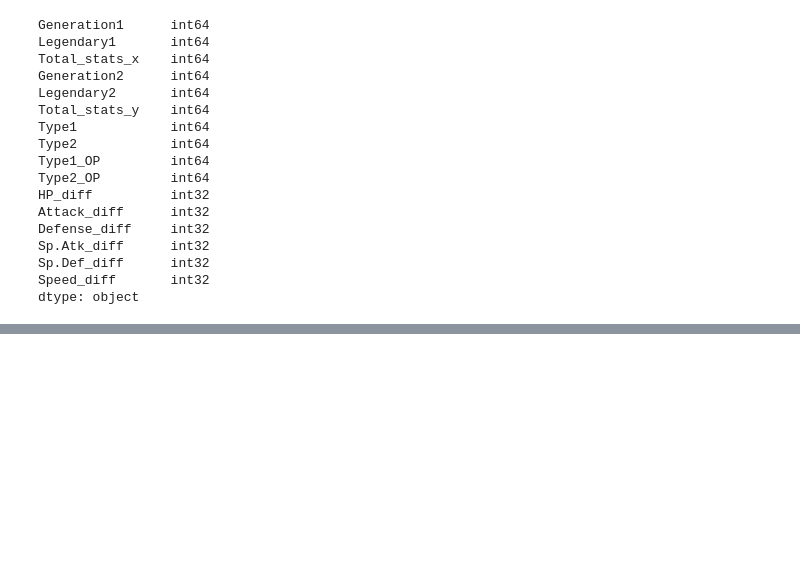
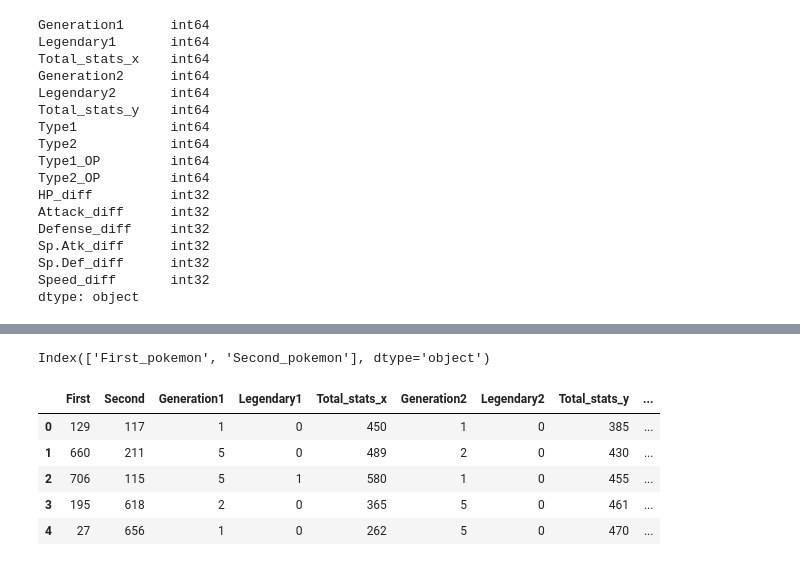
Before and after one commit to Roberto-VC/Proyecto-Deep, a Jupyter notebook: Proyecto.ipynb, the cells around one changed output, grey strips where cells are left out. Saved outputs shown, nothing was run; the diff lists cells and outputs as text; code cells hidden in the pictures; blank space fills up the shorter version.

```diff
--- a/Proyecto.ipynb
+++ b/Proyecto.ipynb
@@ -502,0 +613,23 @@ Perdida de prueba del modelo 1:[0.35965973138809204, 0.9172000288963318]
+# %%
+tests = pd.read_csv('tests.csv')
+test_df = replace_things(tests)
+test_df = calculate_stats(test_df)
+test_df['Type1'] = test_df['Type1'].map({'Normal': 0, 'Fire': 1, 'Water': 2, 'Grass': 3, 'Flying' : 4, 'Fighting': 5, 'Poison':6, 'Electric':7, 'Ground':8, 'Rock':9, 'Psychic':10, 'Ice': 11, 'Bug': 12, 'Ghost': 13, 'Steel': 14, 'Dragon': 15, 'Dark': 16, 'Fairy': 17})
+test_df['Type2'] = test_df['Type2'].map({'Normal': 0, 'Fire': 1, 'Water': 2, 'Grass': 3, 'Flying' : 4, 'Fighting': 5, 'Poison':6, 'Electric':7, 'Ground':8, 'Rock':9, 'Psychic':10, 'Ice': 11, 'Bug': 12, 'Ghost': 13, 'Steel': 14, 'Dragon': 15, 'Dark': 16, 'Fairy': 17, 'None': 18})
+test_df['Type1_OP'] = test_df['Type1_OP'].map({'Normal': 0, 'Fire': 1, 'Water': 2, 'Grass': 3, 'Flying' : 4, 'Fighting': 5, 'Poison':6, 'Electric':7, 'Ground':8, 'Rock':9, 'Psychic':10, 'Ice': 11, 'Bug': 12, 'Ghost': 13, 'Steel': 14, 'Dragon': 15, 'Dark': 16, 'Fairy': 17})
+test_df['Type2_OP'] = test_df['Type2_OP'].map({'Normal': 0, 'Fire': 1, 'Water': 2, 'Grass': 3, 'Flying' : 4, 'Fighting': 5, 'Poison':6, 'Electric':7, 'Ground':8, 'Rock':9, 'Psychic':10, 'Ice': 11, 'Bug': 12, 'Ghost': 13, 'Steel': 14, 'Dragon': 15, 'Dark': 16, 'Fairy': 17, 'None': 18})
+
+pokemon1 = test_df['First']
+pokemon2 = test_df['Second']
+test_df =test_df.drop(['First_pokemon', 'Second_pokemon', 'Legendary_diff'], axis=1)
+
+
+test_df.head(5)
+# %% [output]
+Index(['First_pokemon', 'Second_pokemon'], dtype='object')
+|  | First | Second | Generation1 | Legendary1 | Total_stats_x | Generation2 | Legendary2 | Total_stats_y | ... |
+| 0 | 129 | 117 | 1 | 0 | 450 | 1 | 0 | 385 | ... |
+| 1 | 660 | 211 | 5 | 0 | 489 | 2 | 0 | 430 | ... |
+| 2 | 706 | 115 | 5 | 1 | 580 | 1 | 0 | 455 | ... |
+| 3 | 195 | 618 | 2 | 0 | 365 | 5 | 0 | 461 | ... |
+| 4 | 27 | 656 | 1 | 0 | 262 | 5 | 0 | 470 | ... |
```
Also changed, not shown: parts of 13 cells of this notebook, 1 other file.
